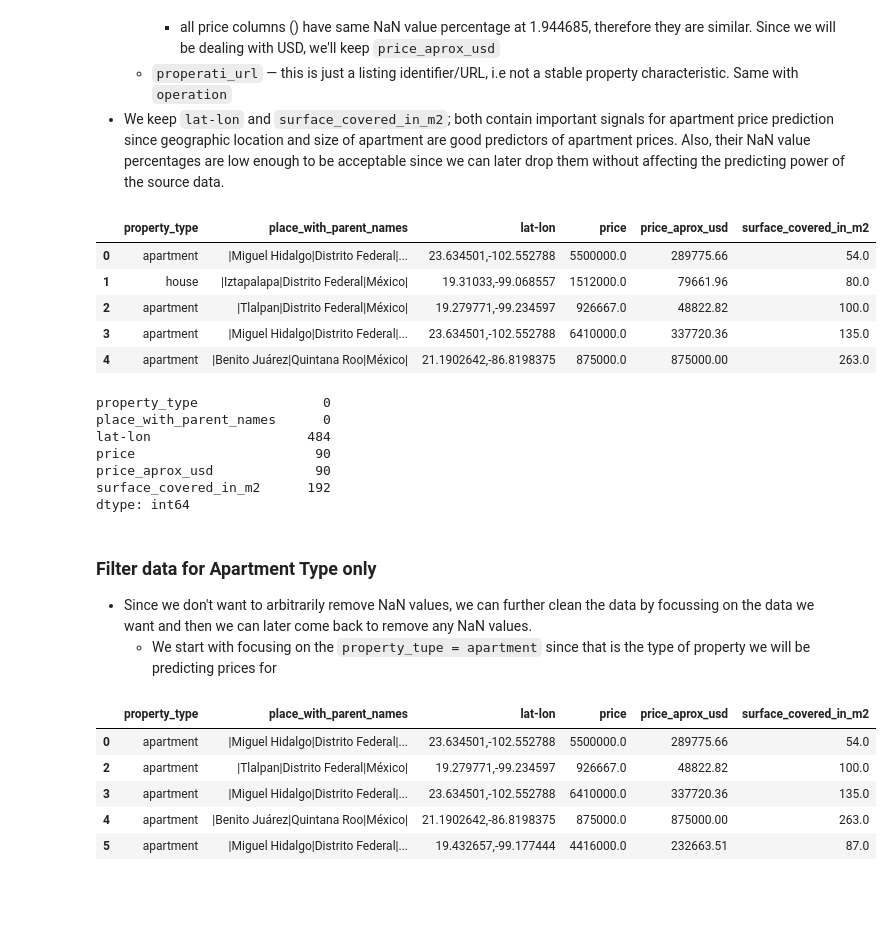
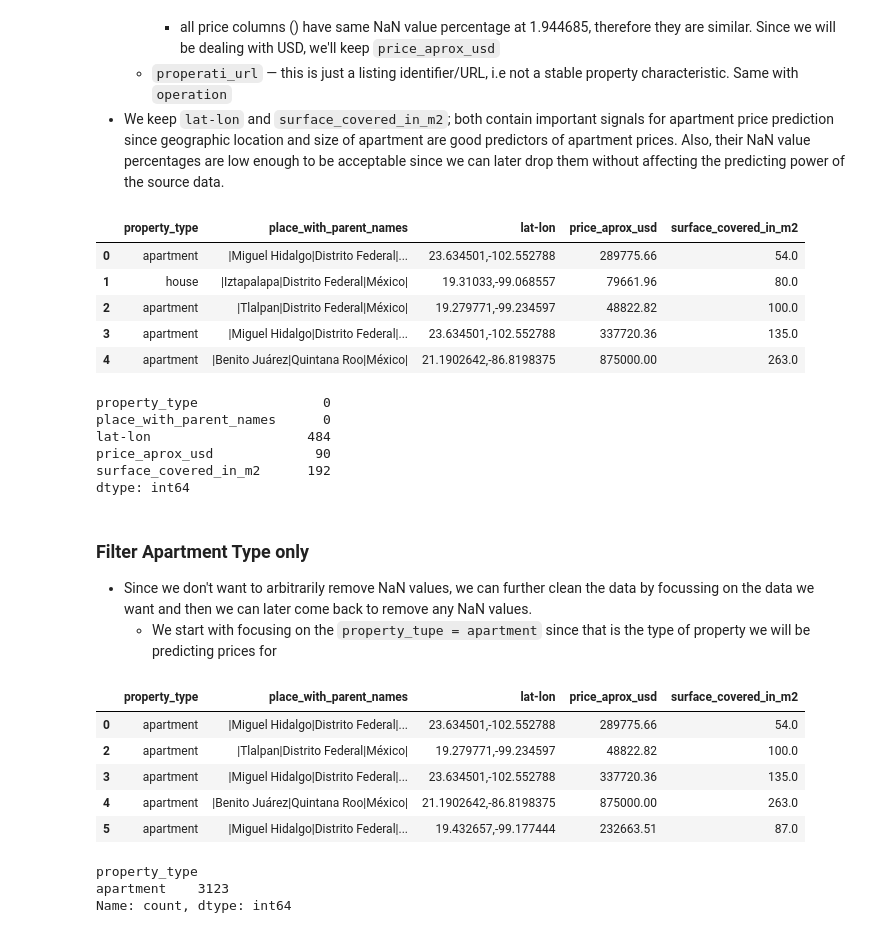
Before and after one commit to DominicNyabuto/Data-Science-Machine-Learning-Projects-, a Jupyter notebook: Project-1/notebook.ipynb, the cells around one changed output. Saved outputs shown, nothing was run; the diff lists cells and outputs as text; code cells hidden in the pictures; blank space fills up the shorter version.

```diff
--- a/Project-1/notebook.ipynb
+++ b/Project-1/notebook.ipynb
@@ -106,30 +107,31 @@ dtype: float64
 # %%
 # drop nan columns and leakage columns
 
 columns_to_drop = [
     'expenses',
     'rooms',
     'floor',
     'price_usd_per_m2',
     'price_per_m2',
     'price_aprox_local_currency',
+    'price',
     'currency',
     'surface_total_in_m2',
     'properati_url',
     'operation'
 ]
 
 # Drop these columns completely
 df1 = df1.drop(columns=columns_to_drop)
 
 df1.head()
 # %% [output]
-|  | property_type | place_with_parent_names | lat-lon | price | price_aprox_usd | surface_covered_in_m2 |
-| 0 | apartment | |Miguel Hidalgo|Distrito Federal|... | 23.634501,-102.552788 | 5500000.0 | 289775.66 | 54.0 |
-| 1 | house | |Iztapalapa|Distrito Federal|México| | 19.31033,-99.068557 | 1512000.0 | 79661.96 | 80.0 |
-| 2 | apartment | |Tlalpan|Distrito Federal|México| | 19.279771,-99.234597 | 926667.0 | 48822.82 | 100.0 |
-| 3 | apartment | |Miguel Hidalgo|Distrito Federal|... | 23.634501,-102.552788 | 6410000.0 | 337720.36 | 135.0 |
-| 4 | apartment | |Benito Juárez|Quintana Roo|México| | 21.1902642,-86.8198375 | 875000.0 | 875000.00 | 263.0 |
+|  | property_type | place_with_parent_names | lat-lon | price_aprox_usd | surface_covered_in_m2 |
+| 0 | apartment | |Miguel Hidalgo|Distrito Federal|... | 23.634501,-102.552788 | 289775.66 | 54.0 |
+| 1 | house | |Iztapalapa|Distrito Federal|México| | 19.31033,-99.068557 | 79661.96 | 80.0 |
+| 2 | apartment | |Tlalpan|Distrito Federal|México| | 19.279771,-99.234597 | 48822.82 | 100.0 |
+| 3 | apartment | |Miguel Hidalgo|Distrito Federal|... | 23.634501,-102.552788 | 337720.36 | 135.0 |
+| 4 | apartment | |Benito Juárez|Quintana Roo|México| | 21.1902642,-86.8198375 | 875000.00 | 263.0 |
 # %%
 # investigate the number of remaining NaN values
 df1.isnull().sum()
@@ -137,12 +139,11 @@ df1.isnull().sum()
 property_type                0
 place_with_parent_names      0
 lat-lon                    484
-price                       90
 price_aprox_usd             90
 surface_covered_in_m2      192
 dtype: int64
 # %% [markdown]
-### Filter data for Apartment Type only
+### Filter Apartment Type only
 
 - Since we don't want to arbitrarily remove NaN values, we can further clean the data by focussing on the data we want and then we can later come back to remove any NaN values.
     - We start with focusing on the `property_tupe = apartment` since that is the type of property we will be predicting prices for
@@ -154,9 +153,16 @@ df1 = df1[mask_aprt_type]
 # %%
 df1.head()
 # %% [output]
-|  | property_type | place_with_parent_names | lat-lon | price | price_aprox_usd | surface_covered_in_m2 |
-| 0 | apartment | |Miguel Hidalgo|Distrito Federal|... | 23.634501,-102.552788 | 5500000.0 | 289775.66 | 54.0 |
-| 2 | apartment | |Tlalpan|Distrito Federal|México| | 19.279771,-99.234597 | 926667.0 | 48822.82 | 100.0 |
-| 3 | apartment | |Miguel Hidalgo|Distrito Federal|... | 23.634501,-102.552788 | 6410000.0 | 337720.36 | 135.0 |
-| 4 | apartment | |Benito Juárez|Quintana Roo|México| | 21.1902642,-86.8198375 | 875000.0 | 875000.00 | 263.0 |
-| 5 | apartment | |Miguel Hidalgo|Distrito Federal|... | 19.432657,-99.177444 | 4416000.0 | 232663.51 | 87.0 |
+|  | property_type | place_with_parent_names | lat-lon | price_aprox_usd | surface_covered_in_m2 |
+| 0 | apartment | |Miguel Hidalgo|Distrito Federal|... | 23.634501,-102.552788 | 289775.66 | 54.0 |
+| 2 | apartment | |Tlalpan|Distrito Federal|México| | 19.279771,-99.234597 | 48822.82 | 100.0 |
+| 3 | apartment | |Miguel Hidalgo|Distrito Federal|... | 23.634501,-102.552788 | 337720.36 | 135.0 |
+| 4 | apartment | |Benito Juárez|Quintana Roo|México| | 21.1902642,-86.8198375 | 875000.00 | 263.0 |
+| 5 | apartment | |Miguel Hidalgo|Distrito Federal|... | 19.432657,-99.177444 | 232663.51 | 87.0 |
+# %%
+# Double check there is only one property type = apartment. Then drop the property_type column
+df1["property_type"].value_counts()
+# %% [output]
+property_type
+apartment    3123
+Name: count, dtype: int64
```
Also changed, not shown: parts of 17 cells of this notebook, 1 other file.
